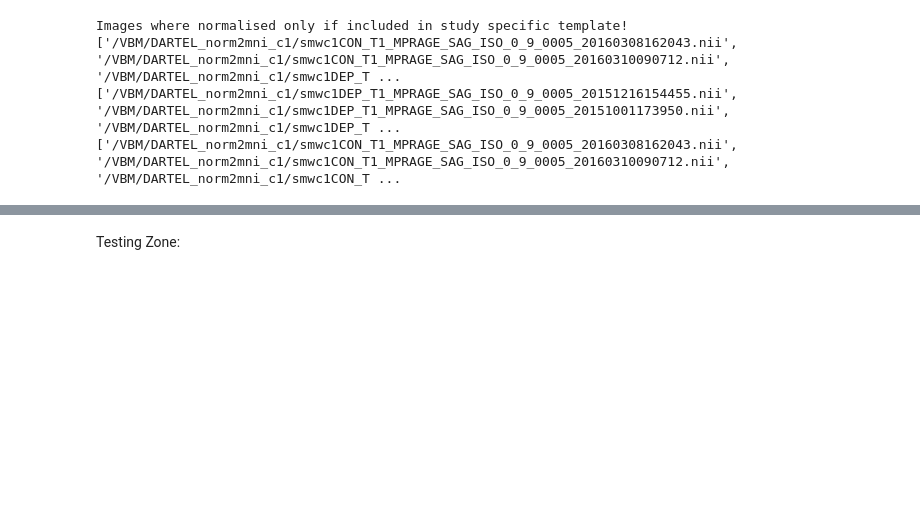
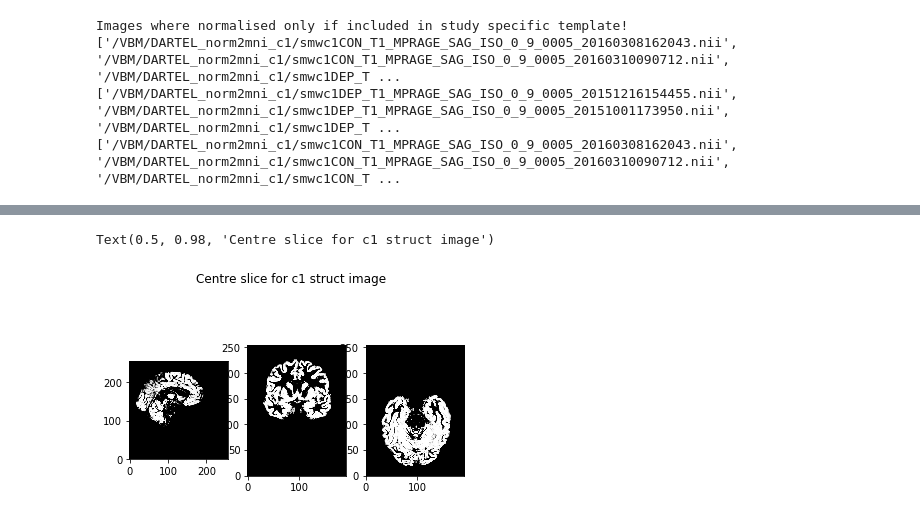
Before and after one commit to MartinHochheimer/FED_AZ_201516, a Jupyter notebook: data_funclib_scripts_exec/nipype_VBM-statistics.ipynb, the cells around one changed output, grey strips where cells are left out. Drawn from its saved outputs; the diff is of its cells as text; code cells hidden in the pictures; blank space fills up the shorter version.

```diff
--- a/data_funclib_scripts_exec/nipype_VBM-statistics.ipynb
+++ b/data_funclib_scripts_exec/nipype_VBM-statistics.ipynb
@@ -49,21 +60,25 @@ Images where normalised only if included in study specific template!
 ['/VBM/DARTEL_norm2mni_c1/smwc1DEP_T1_MPRAGE_SAG_ISO_0_9_0005_20151216154455.nii', '/VBM/DARTEL_norm2mni_c1/smwc1DEP_T1_MPRAGE_SAG_ISO_0_9_0005_20151001173950.nii', '/VBM/DARTEL_norm2mni_c1/smwc1DEP_T ...
 ['/VBM/DARTEL_norm2mni_c1/smwc1CON_T1_MPRAGE_SAG_ISO_0_9_0005_20160308162043.nii', '/VBM/DARTEL_norm2mni_c1/smwc1CON_T1_MPRAGE_SAG_ISO_0_9_0005_20160310090712.nii', '/VBM/DARTEL_norm2mni_c1/smwc1CON_T ...
 # %%
-# calculate "global values" via nibabel objects
-# form: total volume GM (WM, CSF?)
+# calculate "global values" via nibabel objects: sum up the values and multiply by volume of each voxel
+# from: total volume GM, WM and CSF
 
-# find all the files starting with "c1" in all subdirs of the VBM directory via CommandLine interface from nipype
+# find all the files starting with "c1,c2,c3" in all subdirs of the VBM directory via CommandLine interface from nipype
 c1_files=CommandLine('find', args='/VBM/FED* -maxdepth 2 -type f -name c1*.nii', terminal_output='allatonce')
 c1=c1_files.run()
+c2_files=CommandLine('find', args='/VBM/FED* -maxdepth 2 -type f -name c2*.nii', terminal_output='allatonce')
+c2=c2_files.run()
+c3_files=CommandLine('find', args='/VBM/FED* -maxdepth 2 -type f -name c3*.nii', terminal_output='allatonce')
+c3=c3_files.run()
 # read the output (find stdout) line by line to list object
-globals_files=c1.runtime.stdout.splitlines()
-
+globals_GM=c1.runtime.stdout.splitlines()
+globals_WM=c2.runtime.stdout.splitlines()
+globals_CSF=c3.runtime.stdout.splitlines()
 # create nibabel objects from all files
-globals_nbobj=[nb.load(i) for i in globals_files]
-
-# use nibabel object indexing etc. to calculate global means
-# create list with the func data via dataobj property (avoids caching entire object (.fdata()) but gets funcdata as well)
-globals_nbfvals=[np.asarray(i.dataobj) for i in globals_nbobj]
-
-# change the printing option in numpy to 8 digits
-np.set_printoptions(precision=8, suppress=True, threshold=np.inf)
+globals_GM_nb=[nb.load(i) for i in globals_GM]
+globals_WM_nb=[nb.load(i) for i in globals_WM]
+globals_CSF_nb=[nb.load(i) for i in globals_CSF]
+# create list with the func data via dataobj property (avoids caching entire object (.fdata()) but gets func data as well)
+globals_GM_fvals=[i.dataobj for i in globals_GM_nb]
+globals_WM_fvals=[i.dataobj for i in globals_WM_nb]
+globals_CSF_fvals=[i.dataobj for i in globals_CSF_nb]
@@ -104,3 +166,9 @@ np.sum(globals_nbfvals[0][:][:][:]) / np.size(globals_nbfvals[0][:][:][:])
+# %%
+show_slices([globals_nbfvals[25][96,:,:],globals_nbfvals[25][:,128,:],globals_nbfvals[25][:,:,128]])
+plt.suptitle("Centre slice for c1 struct image")
+# %% [output]
+Text(0.5, 0.98, 'Centre slice for c1 struct image')
+[figure, added]
 # %%
 # create multiple regression Node
 mreg=Node(spm.MultipleRegressionDesign(), name="MultipleRegression")
@@ -114,5 +182,3 @@ mreg.inputs.threshold_mask_absolute=
 mreg.inputs.covariates=
 results=mreg.run()
 print(results.outputs)
-# %% [markdown]
-Testing Zone:
```
Also changed, not shown: parts of 9 cells of this notebook.
